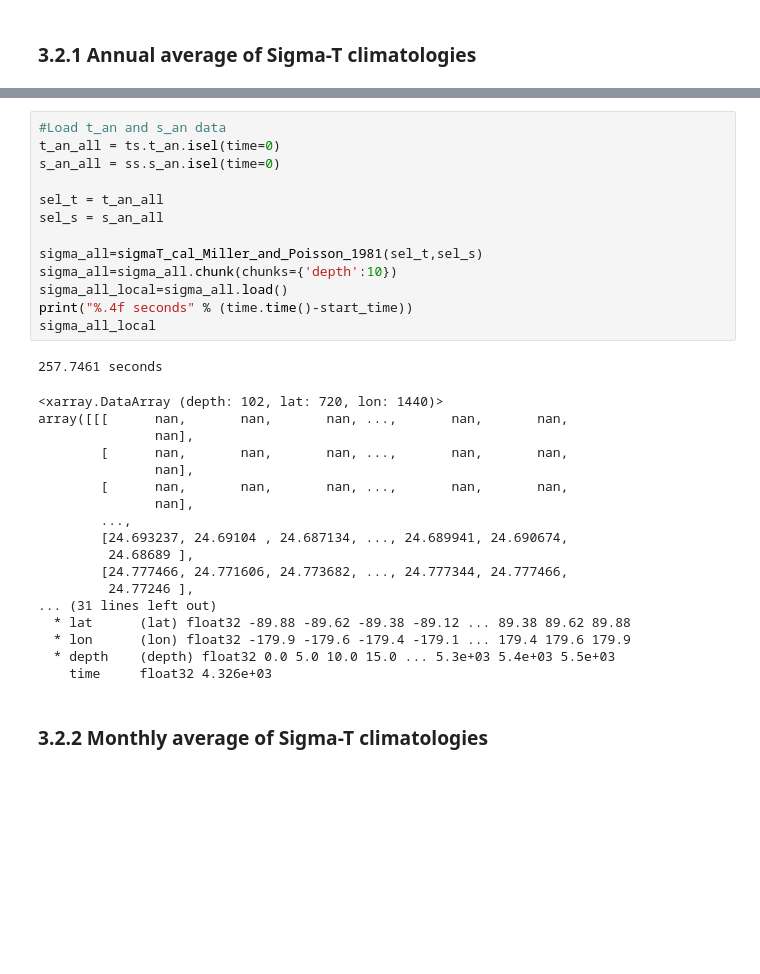
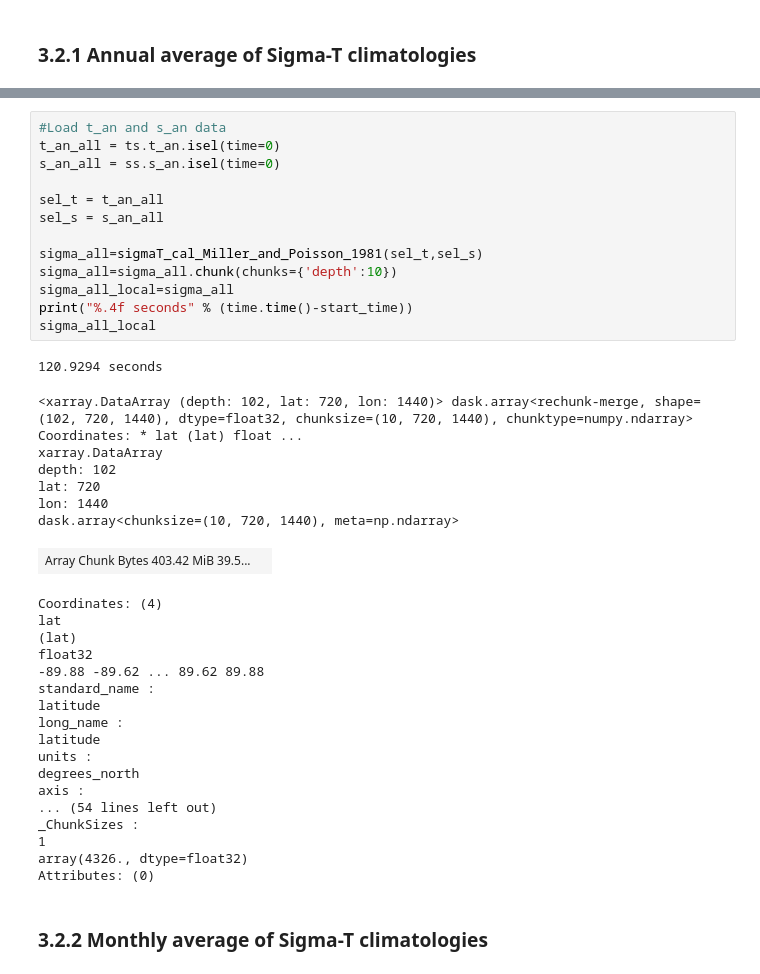
Before and after one commit to PaleoLipidRR/marine-AOA-GDGT-distribution, a Jupyter notebook: PNAS_pythonCodeS1_BeyondTEX86_preprocessing_RR.ipynb, the cells around one changed output, grey strips where cells are left out. Cells and saved outputs as stored; diff of their text form; blank space fills up the shorter version.

Commit message:
Update code for the second revision for submission to PNAS publication

```diff
--- a/PNAS_pythonCodeS1_BeyondTEX86_preprocessing_RR.ipynb
+++ b/PNAS_pythonCodeS1_BeyondTEX86_preprocessing_RR.ipynb
@@ -725,35 +725,42 @@ array([[[      nan,       nan,       nan, ...,       nan,       nan,
 # %%
 #Load t_an and s_an data
 t_an_all = ts.t_an.isel(time=0)
 s_an_all = ss.s_an.isel(time=0)
 
 sel_t = t_an_all
 sel_s = s_an_all
 
 sigma_all=sigmaT_cal_Miller_and_Poisson_1981(sel_t,sel_s)
 sigma_all=sigma_all.chunk(chunks={'depth':10})
-sigma_all_local=sigma_all.load()
+sigma_all_local=sigma_all
 print("%.4f seconds" % (time.time()-start_time))
 sigma_all_local
 # %% [output]
-257.7461 seconds
+120.9294 seconds
-<xarray.DataArray (depth: 102, lat: 720, lon: 1440)>
-array([[[      nan,       nan,       nan, ...,       nan,       nan,
-               nan],
-        [      nan,       nan,       nan, ...,       nan,       nan,
-               nan],
-        [      nan,       nan,       nan, ...,       nan,       nan,
-               nan],
-        ...,
-        [24.693237, 24.69104 , 24.687134, ..., 24.689941, 24.690674,
-         24.68689 ],
-        [24.777466, 24.771606, 24.773682, ..., 24.777344, 24.777466,
-         24.77246 ],
-... (31 lines left out)
-  * lat      (lat) float32 -89.88 -89.62 -89.38 -89.12 ... 89.38 89.62 89.88
-  * lon      (lon) float32 -179.9 -179.6 -179.4 -179.1 ... 179.4 179.6 179.9
-  * depth    (depth) float32 0.0 5.0 10.0 15.0 ... 5.3e+03 5.4e+03 5.5e+03
-    time     float32 4.326e+03
+<xarray.DataArray (depth: 102, lat: 720, lon: 1440)> dask.array<rechunk-merge, shape=(102, 720, 1440), dtype=float32, chunksize=(10, 720, 1440), chunktype=numpy.ndarray> Coordinates: * lat (lat) float ...
+xarray.DataArray
+depth: 102
+lat: 720
+lon: 1440
+dask.array<chunksize=(10, 720, 1440), meta=np.ndarray>
+| Array Chunk Bytes 403.42 MiB 39.5... |  |
+Coordinates: (4)
+lat
+(lat)
+float32
+-89.88 -89.62 ... 89.62 89.88
+standard_name :
+latitude
+long_name :
+latitude
+units :
+degrees_north
+axis :
+... (54 lines left out)
+_ChunkSizes :
+1
+array(4326., dtype=float32)
+Attributes: (0)
 # %% [markdown]
 ### **3.2.2 Monthly average of Sigma-T climatologies**
 # %%
```
Also changed, not shown: parts of 10 cells of this notebook, 51 other files.
